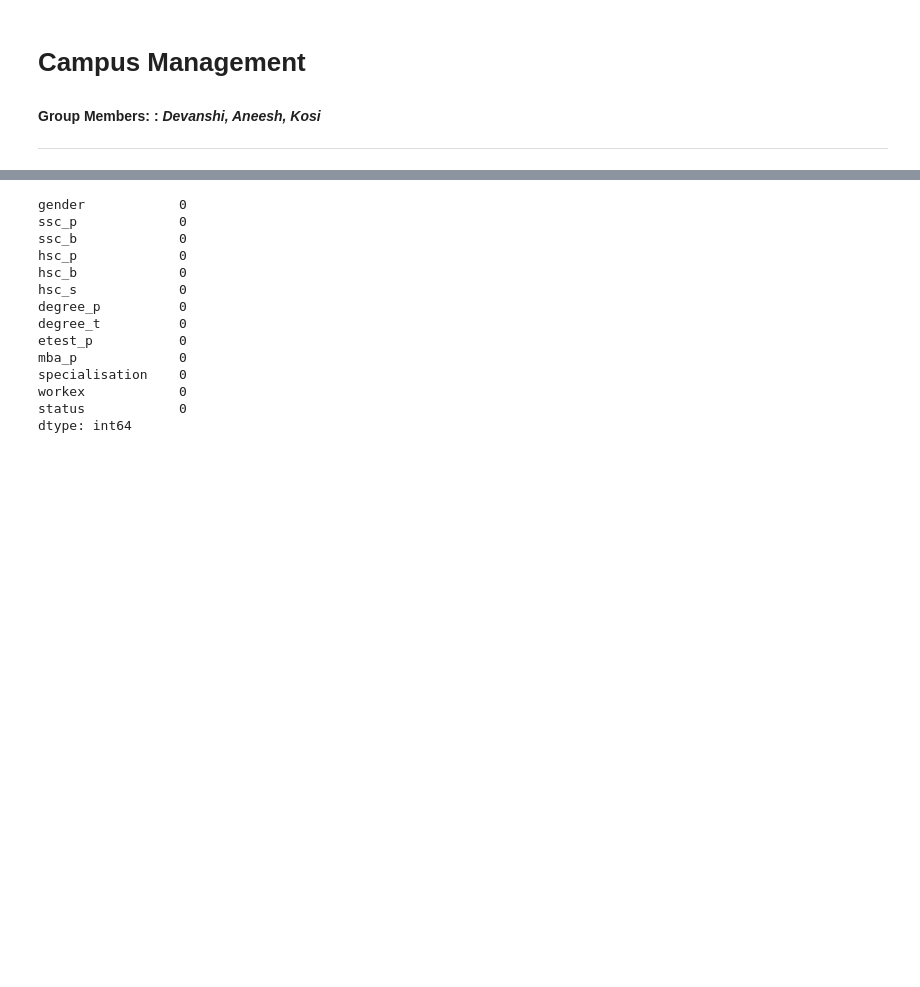
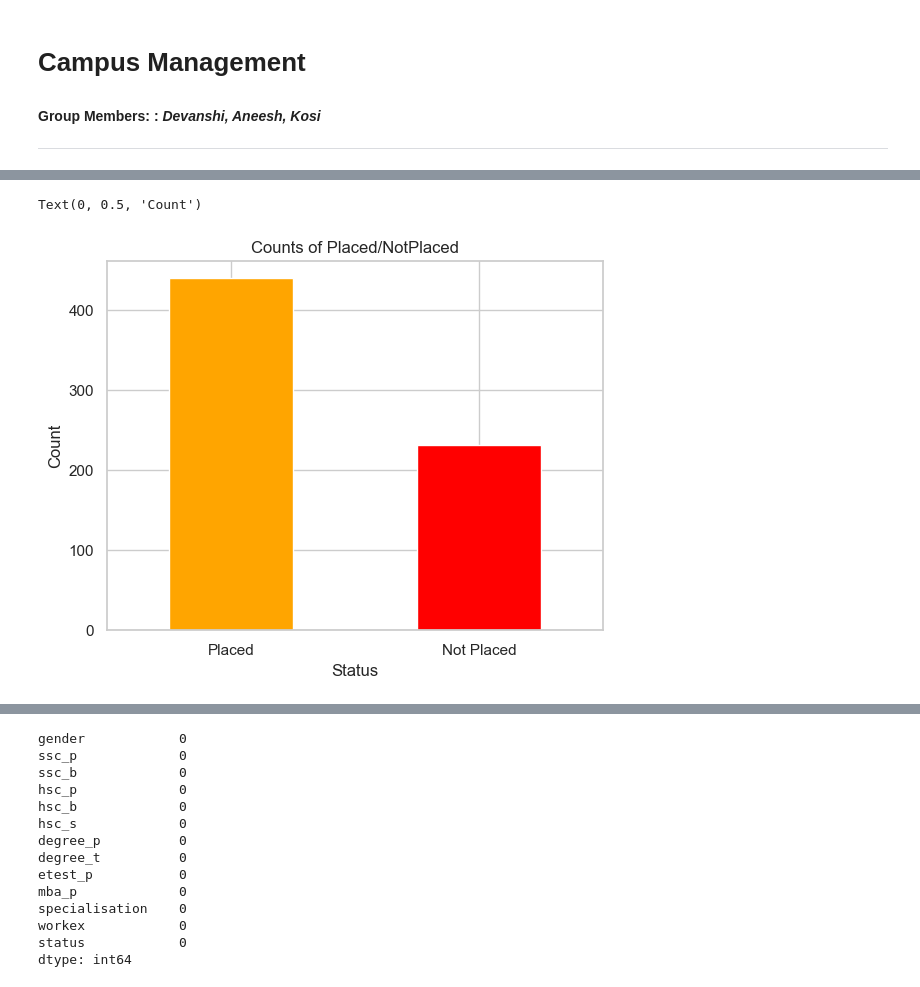
Before and after one commit to Anishx/MLBusinessProjects, a Jupyter notebook: 2/Campus.ipynb, the cells around one changed output, grey strips where cells are left out. Saved outputs shown, nothing was run; the diff lists cells and outputs as text; code cells hidden in the pictures; blank space fills up the shorter version.

```diff
--- a/2/Campus.ipynb
+++ b/2/Campus.ipynb
@@ -52,0 +62,11 @@ test_data
+# %%
+LABELS = ["Placed", "Not Placed"]
+class_counts = pd.value_counts(train_data['status'], sort = True)
+class_counts.plot(kind = 'bar', rot=0, color=['orange','red'])
+plt.title('Counts of Placed/NotPlaced')
+plt.xticks(range(2), LABELS)
+plt.xlabel("Status")
+plt.ylabel("Count")
+# %% [output]
+Text(0, 0.5, 'Count')
+[figure, added]
```
Also changed, not shown: parts of 30 cells of this notebook.
